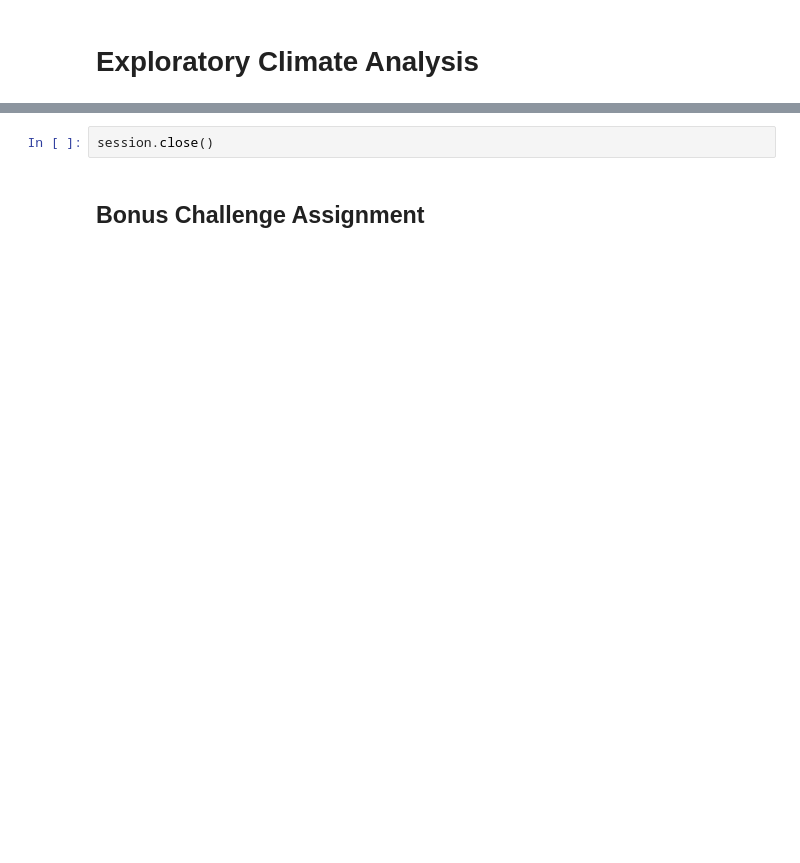
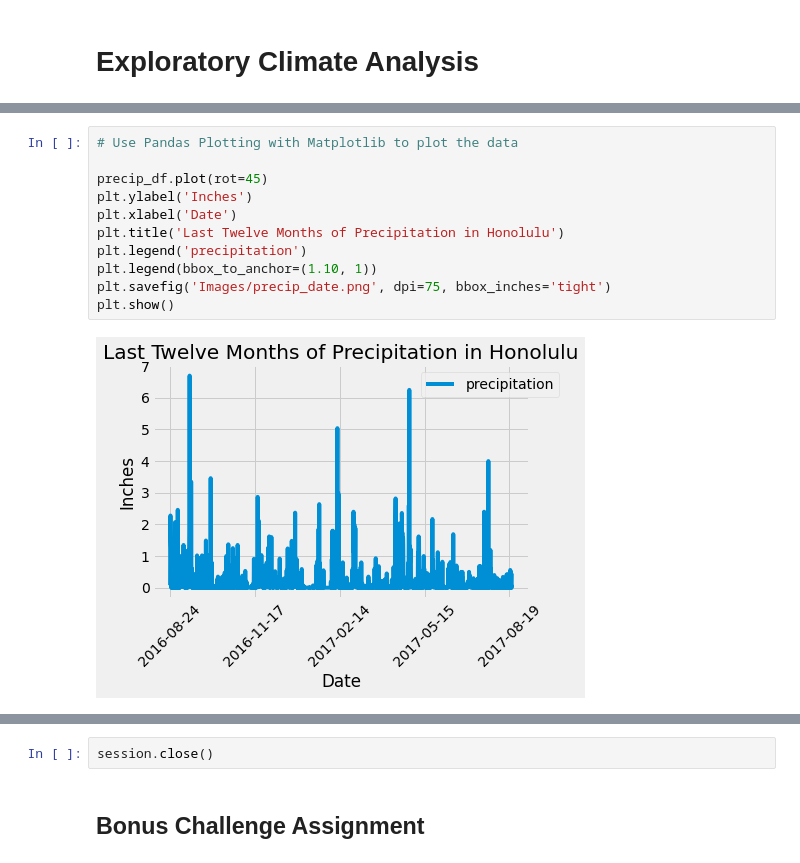
Before and after one commit to roborgain1/sqlalchemy-challenge, a Jupyter notebook: climate_starter.ipynb, the cells around one changed output, grey strips where cells are left out. Saved outputs shown, nothing was run; the diff lists cells and outputs as text; blank space fills up the shorter version.

```diff
--- a/climate_starter.ipynb
+++ b/climate_starter.ipynb
@@ -51,2 +67,15 @@ Text(0, 0.5, 'Inches')
+# %%
+# Use Pandas Plotting with Matplotlib to plot the data
+
+precip_df.plot(rot=45)
+plt.ylabel('Inches')
+plt.xlabel('Date')
+plt.title('Last Twelve Months of Precipitation in Honolulu')
+plt.legend('precipitation')
+plt.legend(bbox_to_anchor=(1.10, 1))
+plt.savefig('Images/precip_date.png', dpi=75, bbox_inches='tight')
+plt.show()
+# %% [output]
+[figure, added]
 # %%
 # Use Pandas to calcualte the summary statistics for the precipitation data
```
Also changed, not shown: parts of 16 cells of this notebook, 4 other files.
